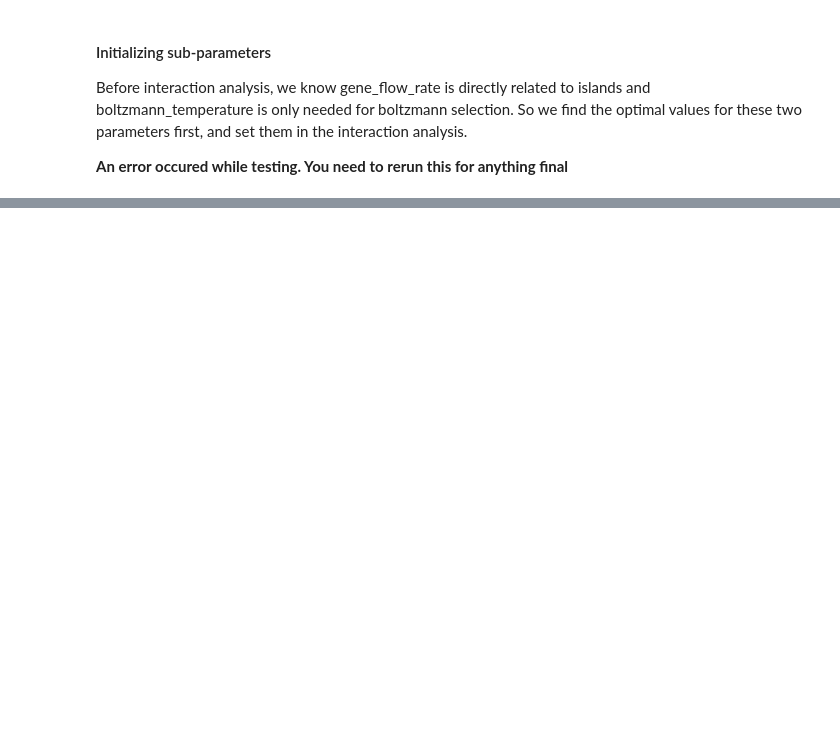
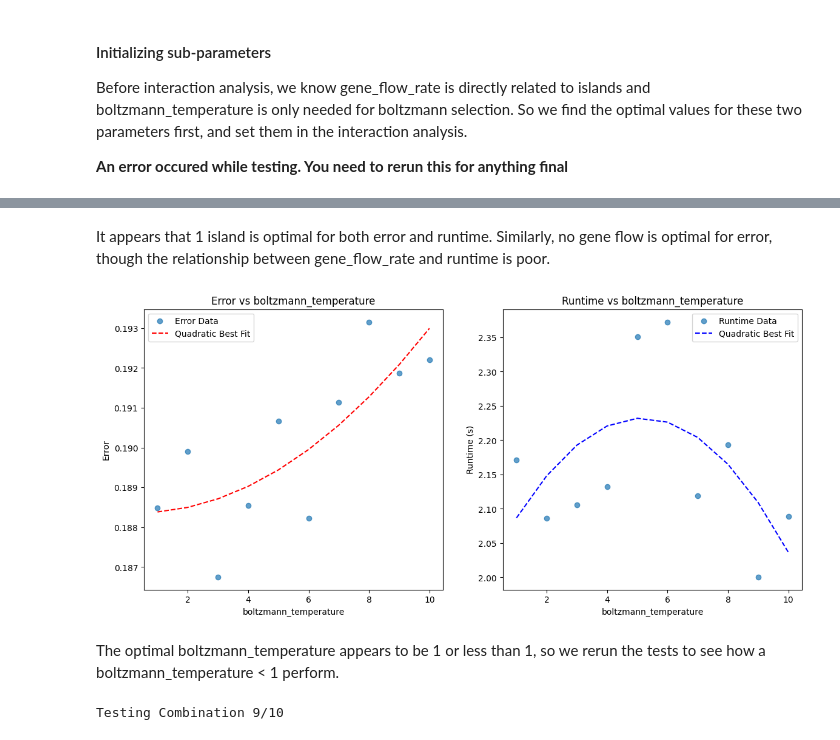
Before and after one commit to Rhys-sg/promoter-sequence-transcription-rates, a Jupyter notebook: v2/Testing GA/GA_params/1_sub_params.ipynb, the cells around one changed output, grey strips where cells are left out. Saved outputs shown, nothing was run; the diff lists cells and outputs as text; code cells hidden in the pictures; blank space fills up the shorter version.

```diff
--- a/v2/Testing GA/GA_params/1_sub_params.ipynb
+++ b/v2/Testing GA/GA_params/1_sub_params.ipynb
@@ -64,3 +68,34 @@ scatter_plot(gene_flow_rate_results_df, 'gene_flow_rate', 2)
+# %% [markdown]
+It appears that 1 island is optimal for both error and runtime. Similarly, no gene flow is optimal for error, though the relationship between gene_flow_rate and runtime is poor.
+# %%
+# Find optimal boltzmann_temperature
+
+range_boltzmann_temperature=np.linspace(1, 10, 10, dtype=float)
+boltzmann_temperature_results = []
+
+for i, boltzmann_temperature in enumerate(range_boltzmann_temperature):
+    print(f'Testing Combination {i}/{len(range_boltzmann_temperature)}', end='\r')
+    error, run_time = test_combination(
+        pop_size=100, # Just an initial value
+        selection='boltzmann',
+        boltzmann_temperature=boltzmann_temperature
+    )
+
+    # Record the results
+    boltzmann_temperature_results.append({
+        'boltzmann_temperature': round(boltzmann_temperature, 1),
+        'error': error,
+        'run_time': run_time
+    })
+
+
+boltzmann_temperature_results_df = pd.DataFrame(boltzmann_temperature_results)
+# %%
+scatter_plot(boltzmann_temperature_results_df, 'boltzmann_temperature', 2)
+# %% [output]
+[figure, added]
+# %% [markdown]
+The optimal boltzmann_temperature appears to be 1 or less than 1, so we rerun the tests to see how a boltzmann_temperature < 1 perform.
 # %%
 # Find optimal boltzmann_temperature
 
@@ -70,11 +105,6 @@ boltzmann_temperature_results = []
 for i, boltzmann_temperature in enumerate(range_boltzmann_temperature):
     print(f'Testing Combination {i}/{len(range_boltzmann_temperature)}', end='\r')
     error, run_time = test_combination(
-        cnn_model_path,
-        masked_sequence,
-        target_expression,
-        precision,
-        run_per_combination,
         pop_size=100, # Just an initial value
         selection='boltzmann',
         boltzmann_temperature=boltzmann_temperature
@@ -89,4 +119,6 @@ for i, boltzmann_temperature in enumerate(range_boltzmann_temperature):
 
 
 boltzmann_temperature_results_df = pd.DataFrame(boltzmann_temperature_results)
+# %% [output]
+Testing Combination 9/10
 # %%
```
Also changed, not shown: parts of 5 cells of this notebook, 4 other files.
